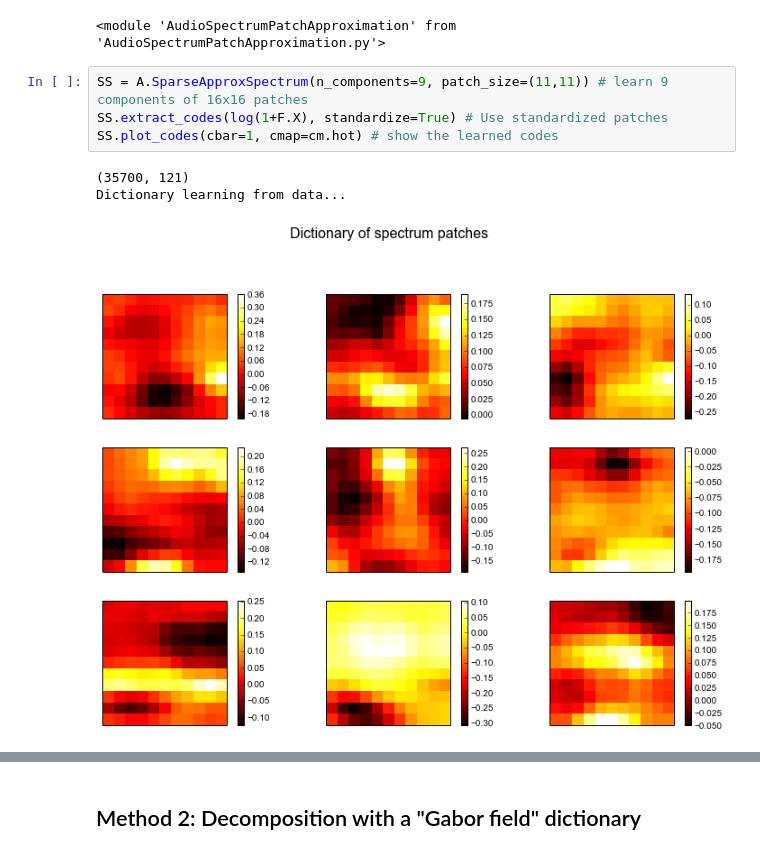
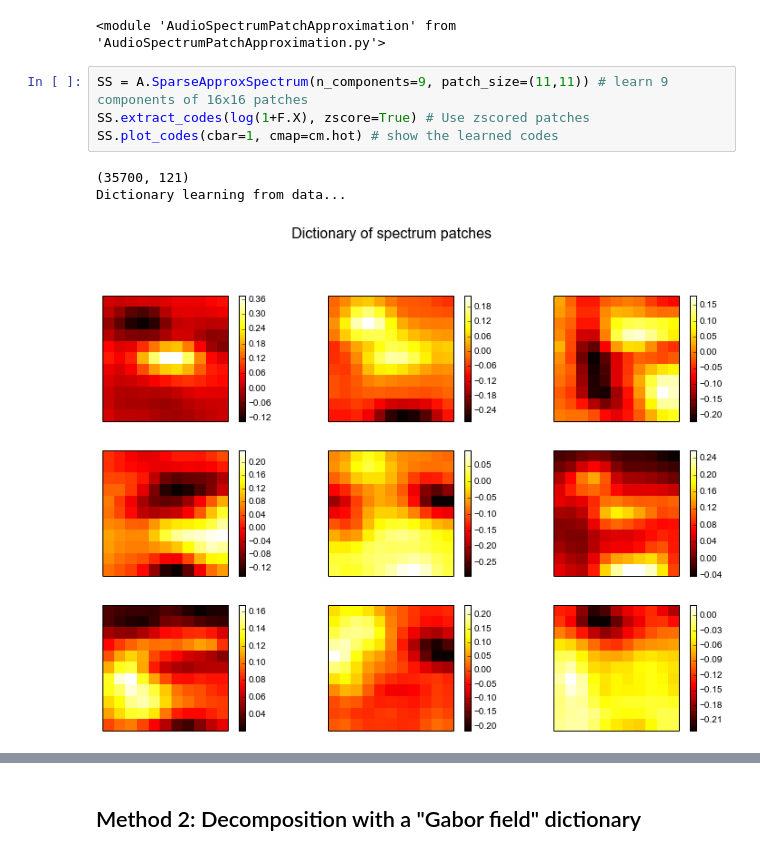
Before and after one commit to bregmanstudio/AudioSpectrumPatchApproximation, a Jupyter notebook: AudioSpectrumPatchApproximation.ipynb, the cells around one changed output, grey strips where cells are left out. Drawn from its saved outputs; the diff is of its cells as text.

Commit message:
standardize->zscore

```diff
--- a/AudioSpectrumPatchApproximation.ipynb
+++ b/AudioSpectrumPatchApproximation.ipynb
@@ -45,12 +45,12 @@ reload(A) # for debugging
 <module 'AudioSpectrumPatchApproximation' from 'AudioSpectrumPatchApproximation.py'>
 # %%
 SS = A.SparseApproxSpectrum(n_components=9, patch_size=(11,11)) # learn 9 components of 16x16 patches
-SS.extract_codes(log(1+F.X), standardize=True) # Use standardized patches
+SS.extract_codes(log(1+F.X), zscore=True) # Use zscored patches
 SS.plot_codes(cbar=1, cmap=cm.hot) # show the learned codes
 # %% [output]
 (35700, 121)
 Dictionary learning from data...
-[figure, old version]
+[figure, new version]
 # %%
 SS.reconstruct_individual_spectra(plotting=1, cmap=cm.hot)
 figure()
```
Also changed, not shown: parts of 3 cells of this notebook, 1 other file.
